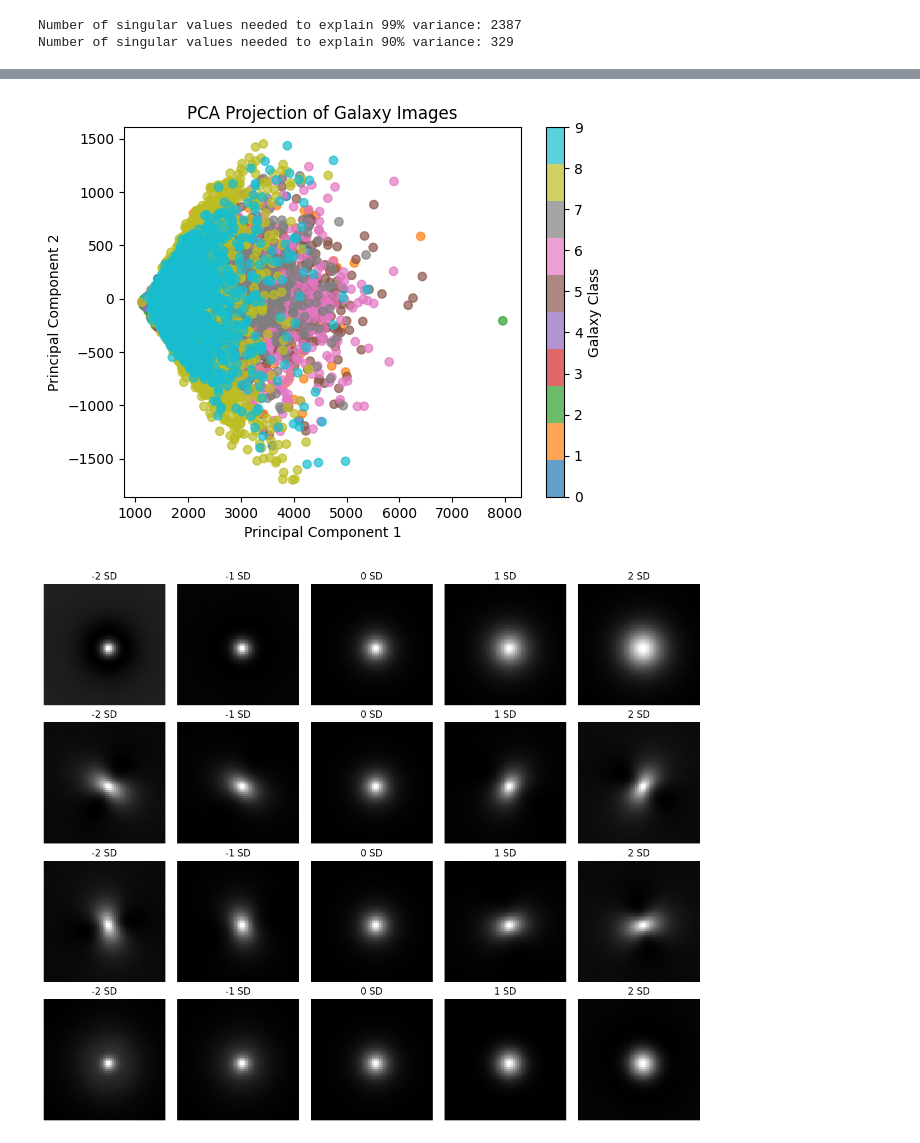
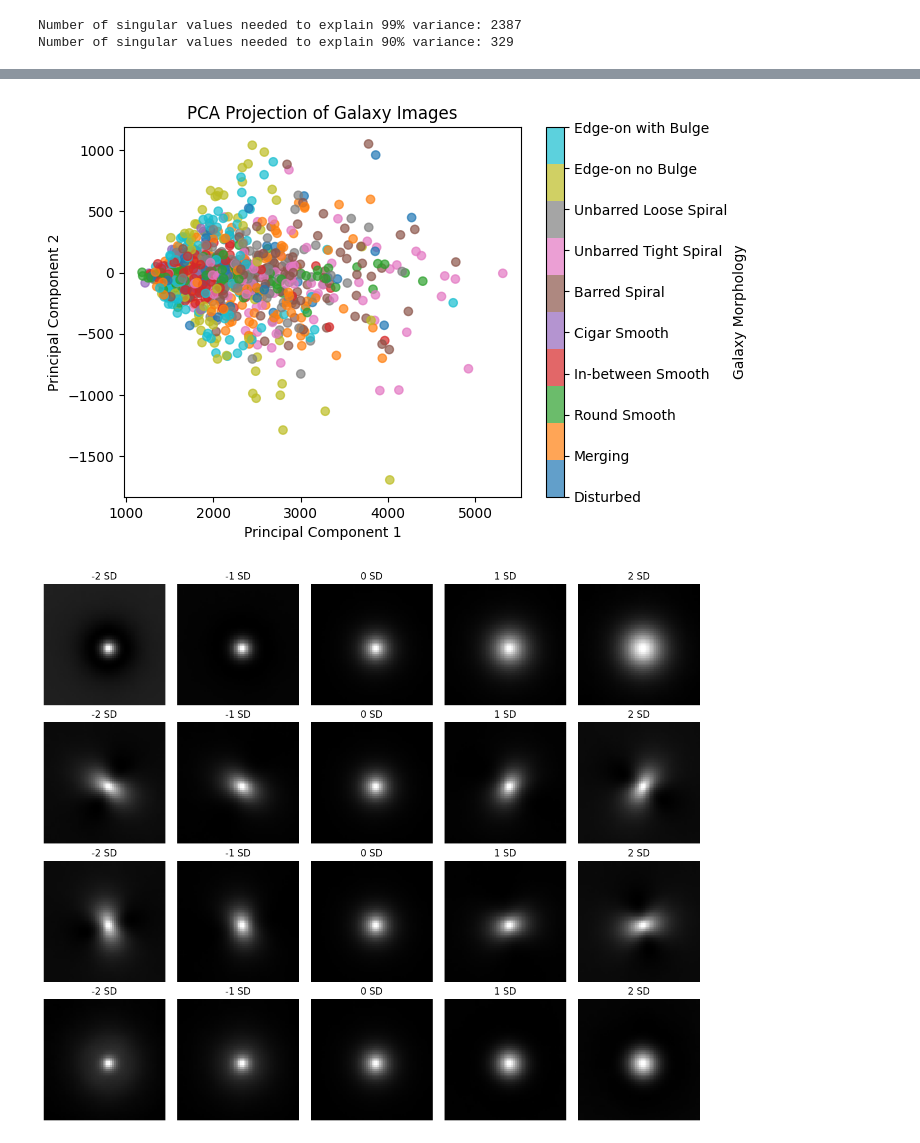
Before and after one commit to TarikOzpamuk/Astro_exercises, a Jupyter notebook: Astro_exercises3.ipynb, the cells around one changed output, grey strips where cells are left out. Saved outputs shown, nothing was run; the diff lists cells and outputs as text; code cells hidden in the pictures.

```diff
--- a/Astro_exercises3.ipynb
+++ b/Astro_exercises3.ipynb
@@ -162,14 +189,28 @@ for i in range(6):
 # %%
 V2 = Vt[:2, :].T
 Z =  flat_x @ V2
-plt.scatter(Z[:, 0], Z[:, 1], c=labels, cmap='tab10', alpha=0.7)
+indices = np.random.choice(len(Z), 1000, replace=False)
+scatter = plt.scatter(Z[indices, 0], Z[indices, 1], c=labels[indices], cmap='tab10', alpha=0.7)
 plt.xlabel('Principal Component 1')
 plt.ylabel('Principal Component 2')
 plt.title('PCA Projection of Galaxy Images')
-plt.colorbar(ticks=range(10), label='Galaxy Class')
+# 2. Add the colorbar and capture it in a variable
+cbar = plt.colorbar(scatter)
+
+# 3. Set the ticks to be in the middle of each color segment
+# Since you have 10 classes, ticks are at 0, 1, ..., 9
+cbar.set_ticks(range(10))
+
+# 4. Map those ticks to your CLASS_NAMES list
+cbar.set_ticklabels(CLASS_NAMES)
+
+cbar.set_label('Galaxy Morphology')
+plt.xlabel('Principal Component 1')
+plt.ylabel('Principal Component 2')
+plt.title('PCA Projection of Galaxy Images')
 plt.show()
 # %% [output]
-[figure, old version]
+[figure, new version]
 # %%
 v4 = Vt[:4, :].T
 Z4 = xcentered @ v4
```
Also changed, not shown: parts of 10 cells of this notebook, 2 other files.
